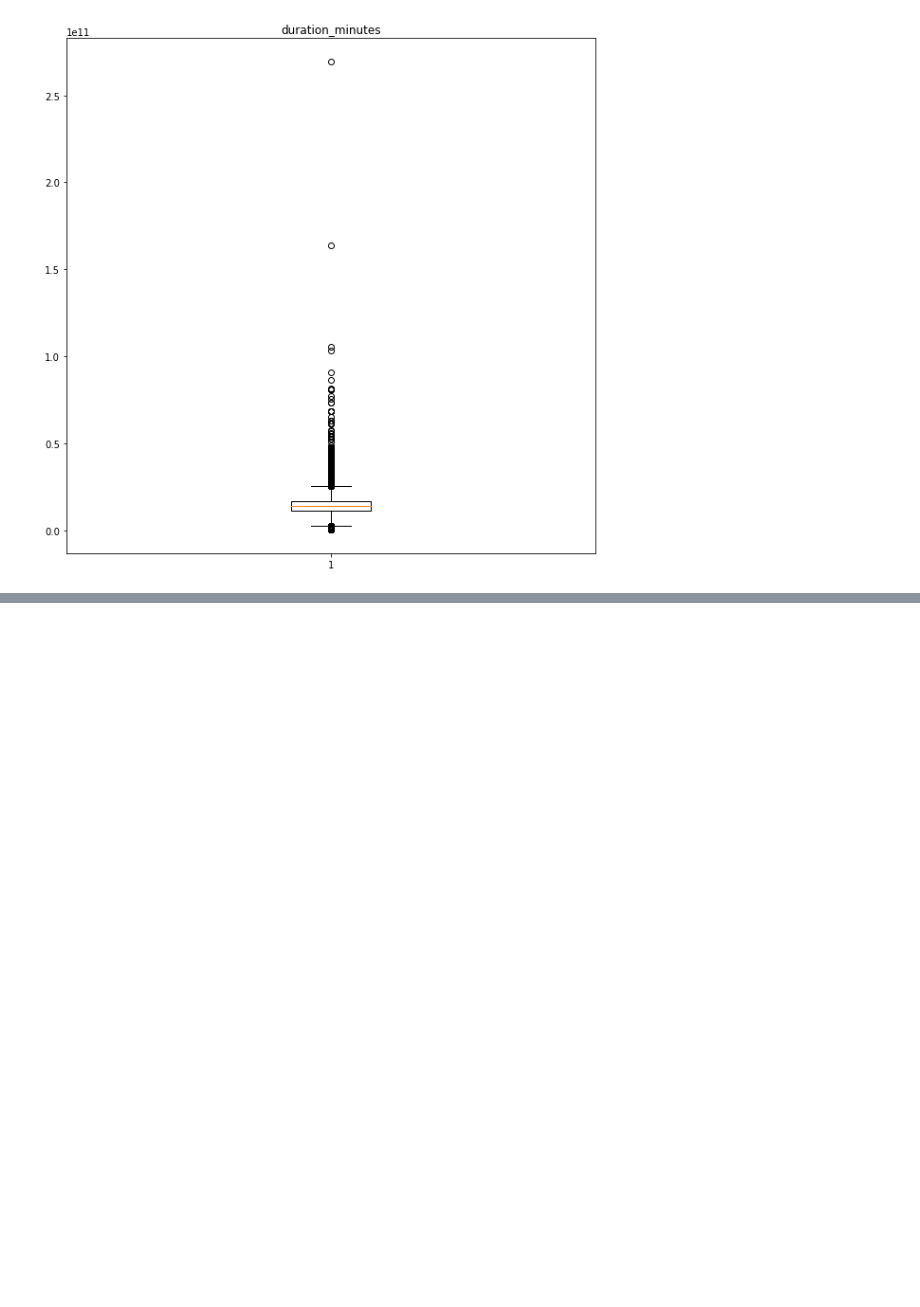
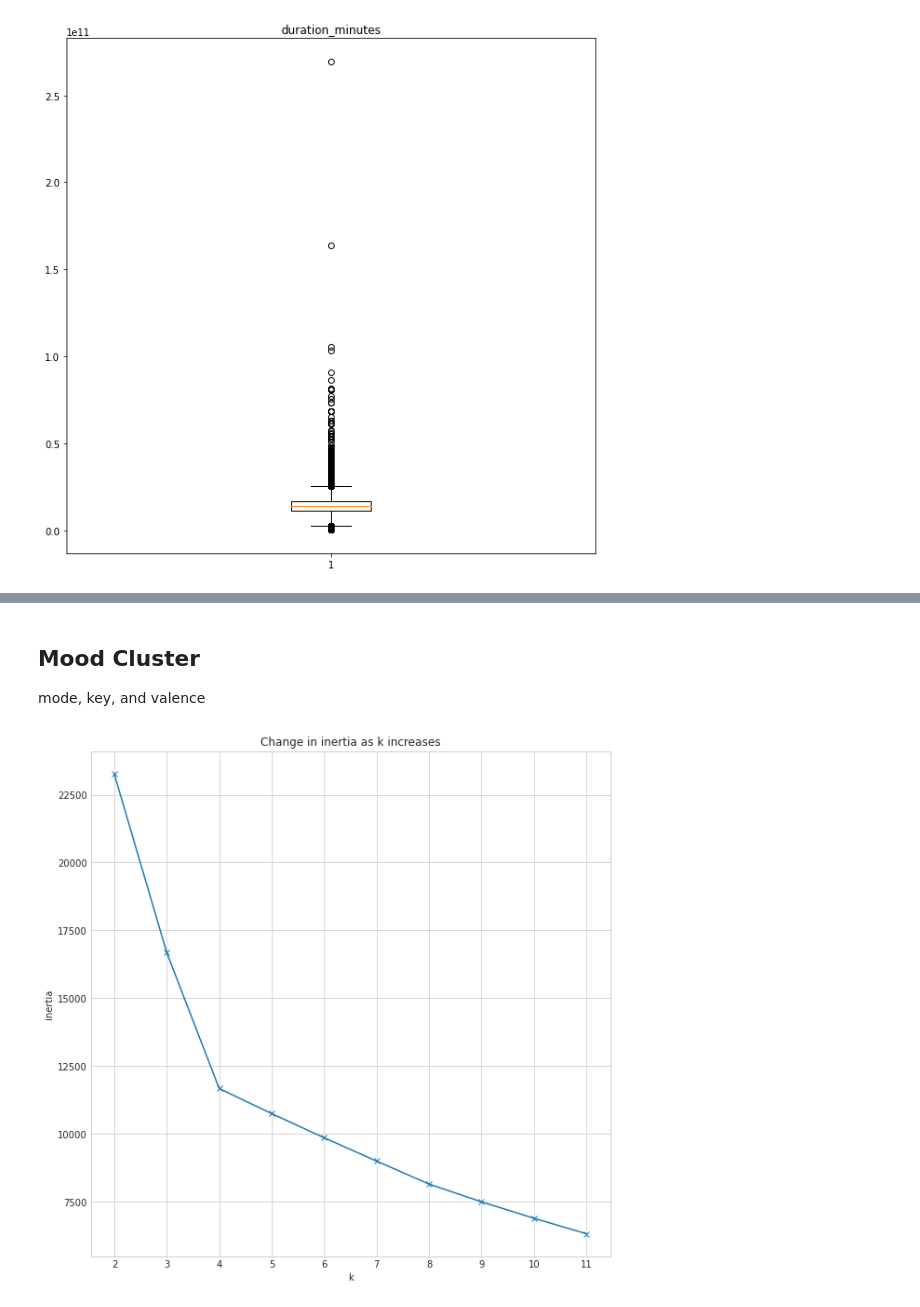
Before and after one commit to wheelerjoshua/spotify_classification_project, a Jupyter notebook: explore_notebook.ipynb, the cells around one changed output, grey strips where cells are left out. Saved outputs shown, nothing was run; the diff lists cells and outputs as text; code cells hidden in the pictures; blank space fills up the shorter version.

```diff
--- a/explore_notebook.ipynb
+++ b/explore_notebook.ipynb
@@ -56,0 +159,18 @@ for col in df.drop(columns=['artist','song','album']).columns.to_list():
+# %% [markdown]
+## Mood Cluster
+
+mode, key, and valence
+# %%
+# define features for clustering
+X_train_mood_cluster = train_scaled[['mode','key','valence']]
+
+# elbow method to find k
+with plt.style.context('seaborn-whitegrid'):
+    plt.figure(figsize=(10, 10))
+    pd.Series({k: KMeans(k).fit(X_train_beat_cluster).inertia_ for k in range(2, 12)}).plot(marker='x')
+    plt.xticks(range(2, 12))
+    plt.xlabel('k')
+    plt.ylabel('inertia')
+    plt.title('Change in inertia as k increases')
+# %% [output]
+[figure, added]
```
Also changed, not shown: parts of 24 cells of this notebook, 1 other file.
